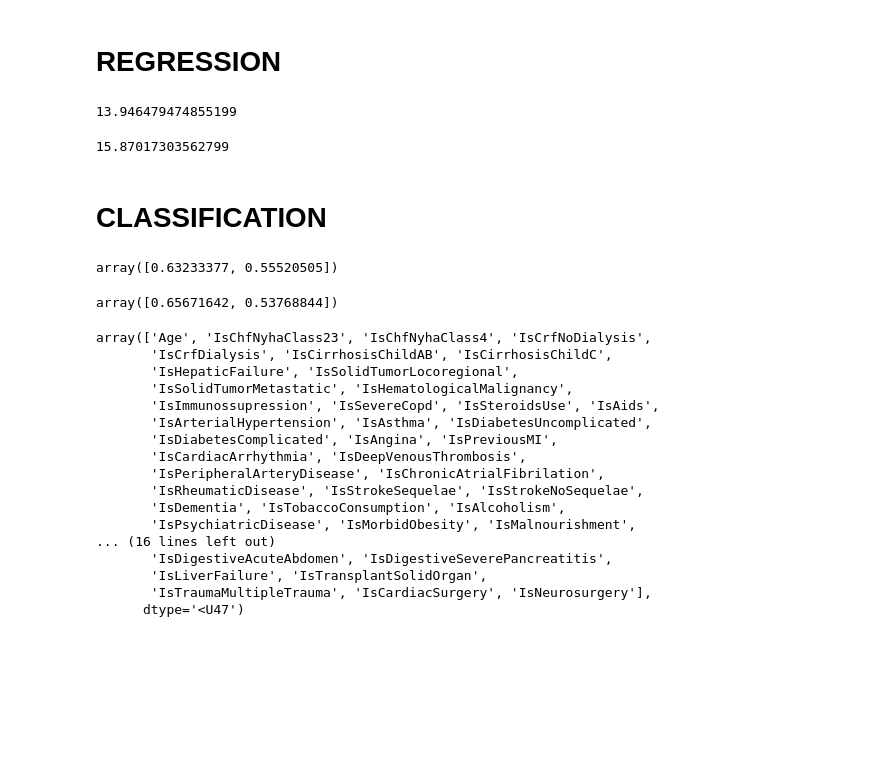
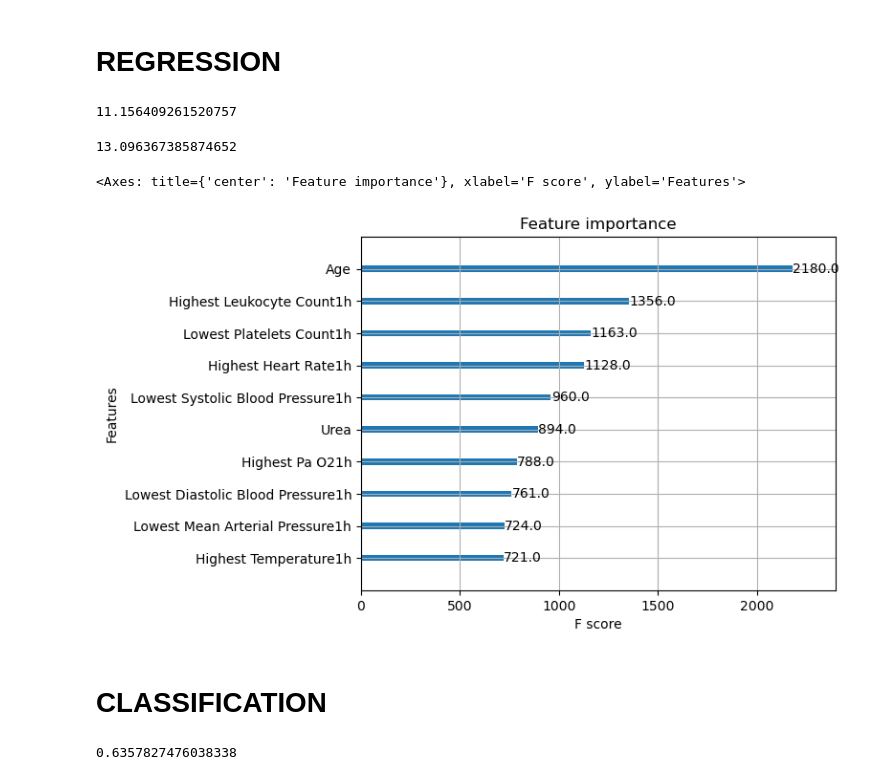
Before and after one commit to lframosferreira/ml-final-project, a Jupyter notebook: handle_data.ipynb, the cells around one changed output. Saved outputs shown, nothing was run; the diff lists cells and outputs as text; code cells hidden in the pictures; blank space fills up the shorter version.

```diff
--- a/handle_data.ipynb
+++ b/handle_data.ipynb
@@ -21,7 +21,7 @@ MAXIMUM_UNIT_LENGTH_STAY: np.int32 = 24
 NUMBER_OF_BINS: np.int8 = 2
 # %%
 # getting data from comorbidades and capacidade funcional, plus ages and labels
-df: pd.DataFrame = pd.read_csv("data/folha3.csv")
+df: pd.DataFrame = pd.read_csv("data/raw/folha3.csv")
 ages: pd.Series = df["Age"].copy()
 df: pd.DataFrame = df[df["UnitLengthStay"].apply(lambda x: x <= MAXIMUM_UNIT_LENGTH_STAY)].copy()
 df.dropna(axis=1, thresh=5000, inplace=True)
@@ -31,15 +31,23 @@ df = df.iloc[:, 22:]
 sheet_3_df: pd.DataFrame = (df == "Verdadeiro").astype(int)
 
 # getting data from motivos de internação na UTI
-df = pd.read_csv("data/folha4.csv")
+df = pd.read_csv("data/raw/folha4.csv")
 df: pd.DataFrame = df[df["UnitLengthStay"].apply(lambda x: x <= MAXIMUM_UNIT_LENGTH_STAY)].copy()
 df = df.iloc[:, 21:]
 df.dropna(axis=1, thresh=5000, inplace=True)
 df.fillna(value=0, inplace=True)
 sheet_4_df: pd.DataFrame = (df == "Verdadeiro").astype(int)
 
+# getting data from dados fisiologicos na UTI
+df = pd.read_csv("data/raw/folha6.csv")
+df: pd.DataFrame = df[df["UnitLengthStay"].apply(lambda x: x <= MAXIMUM_UNIT_LENGTH_STAY)].copy()
+df = df.iloc[:, 21:]
+df.dropna(axis=1, thresh=5000, inplace=True)
+df.fillna(value=0, inplace=True)
+sheet_6_df: pd.DataFrame = df.copy()
+
 # joining dataframes
-final_data: pd.DataFrame = pd.concat([ages, sheet_3_df, sheet_4_df], axis=1, join="inner")
+final_data: pd.DataFrame = pd.concat([ages, sheet_3_df, sheet_4_df, sheet_6_df], axis=1, join="inner")
 
 labels_regression: pd.DataFrame = labels.copy()
 labels_classification: pd.DataFrame = pd.cut(x=labels_regression, bins=[0, 2, MAXIMUM_UNIT_LENGTH_STAY], labels=np.arange(NUMBER_OF_BINS))
@@ -56,14 +66,19 @@ model.fit(X_train, y_train)
 y_pred = model.predict(X_test)
 mean_squared_error(y_test, y_pred)
 # %% [output]
-13.946479474855199
+11.156409261520757
 # %%
 model = xgb.XGBRegressor(n_estimators=NUMBER_OF_ESTIMATORS)
 model.fit(X_train, y_train)
 y_pred = model.predict(X_test)
 mean_squared_error(y_test, y_pred)
 # %% [output]
-15.87017303562799
+13.096367385874652
+# %%
+xgb.plot_importance(booster=model, max_num_features=10)
+# %% [output]
+<Axes: title={'center': 'Feature importance'}, xlabel='F score', ylabel='Features'>
+[figure, added]
 # %% [markdown]
 # CLASSIFICATION
 # %%
@@ -72,36 +87,9 @@ X_train, X_test, y_train, y_test = train_test_split(
 )
 NUMBER_OF_ESTIMATORS: np.int32 = 400
 # %%
-model = RandomForestClassifier(n_estimators=NUMBER_OF_ESTIMATORS)
+model = xgb.XGBClassifier(n_estimators=NUMBER_OF_ESTIMATORS, random_state=42)
 model.fit(X_train, y_train)
 y_pred = model.predict(X_test)
-f1_score(y_test, y_pred, average=None)
+f1_score(y_test, y_pred)
 # %% [output]
-array([0.63233377, 0.55520505])
+0.6357827476038338
-# %%
-model = xgb.XGBClassifier(n_estimators=NUMBER_OF_ESTIMATORS, random_state=42)
-model.fit(X_train, y_train)
-y_pred = model.predict(X_test)
-f1_score(y_test, y_pred, average=None)
-# %% [output]
-array([0.65671642, 0.53768844])
-# %%
-model.feature_names_in_
-# %% [output]
-array(['Age', 'IsChfNyhaClass23', 'IsChfNyhaClass4', 'IsCrfNoDialysis',
-       'IsCrfDialysis', 'IsCirrhosisChildAB', 'IsCirrhosisChildC',
-       'IsHepaticFailure', 'IsSolidTumorLocoregional',
-       'IsSolidTumorMetastatic', 'IsHematologicalMalignancy',
-       'IsImmunossupression', 'IsSevereCopd', 'IsSteroidsUse', 'IsAids',
-       'IsArterialHypertension', 'IsAsthma', 'IsDiabetesUncomplicated',
-       'IsDiabetesComplicated', 'IsAngina', 'IsPreviousMI',
-       'IsCardiacArrhythmia', 'IsDeepVenousThrombosis',
-       'IsPeripheralArteryDisease', 'IsChronicAtrialFibrilation',
-       'IsRheumaticDisease', 'IsStrokeSequelae', 'IsStrokeNoSequelae',
-       'IsDementia', 'IsTobaccoConsumption', 'IsAlcoholism',
-       'IsPsychiatricDisease', 'IsMorbidObesity', 'IsMalnourishment',
-... (16 lines left out)
-       'IsDigestiveAcuteAbdomen', 'IsDigestiveSeverePancreatitis',
-       'IsLiverFailure', 'IsTransplantSolidOrgan',
-       'IsTraumaMultipleTrauma', 'IsCardiacSurgery', 'IsNeurosurgery'],
-      dtype='<U47')
```
Also changed, not shown: parts of 2 cells of this notebook, 7 other files.
